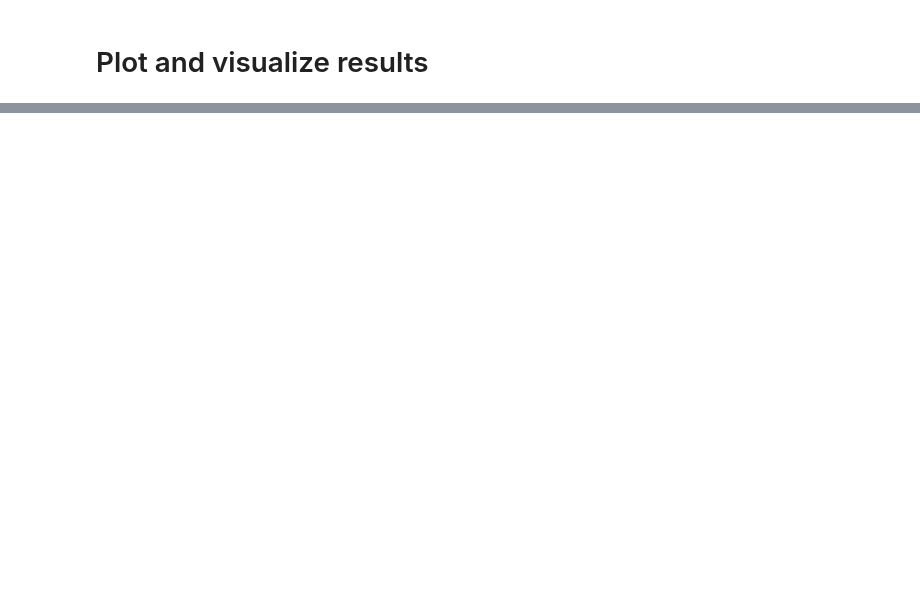
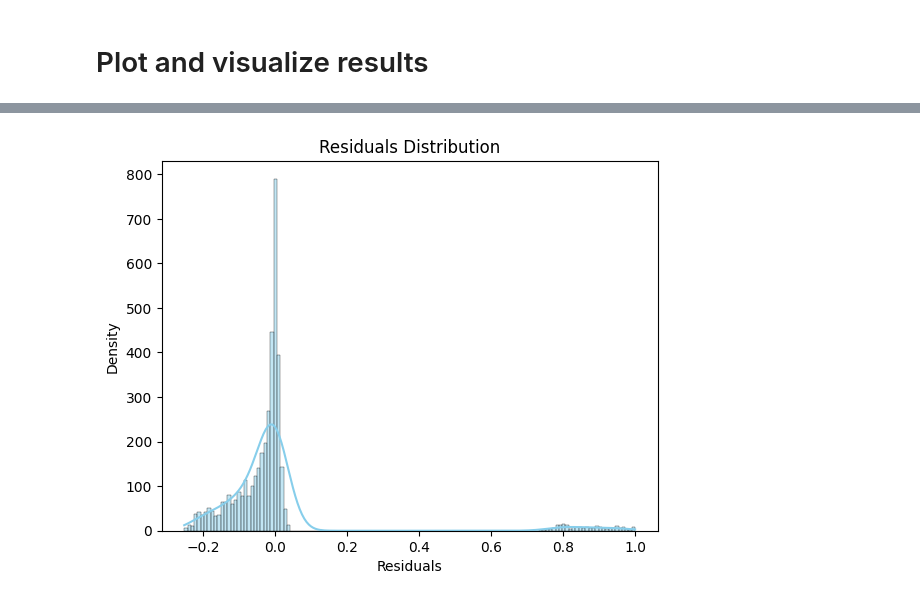
Before and after one commit to DS3001/group14, a Jupyter notebook: project_2/SabrinaModel.ipynb, the cells around one changed output, grey strips where cells are left out. Cells and saved outputs as stored; diff of their text form; code cells hidden in the pictures; blank space fills up the shorter version.

Commit message:
Finished visuals

```diff
--- a/project_2/SabrinaModel.ipynb
+++ b/project_2/SabrinaModel.ipynb
@@ -146,0 +147,11 @@ plt.show()
+# %%
+# Compute residuals
+residuals = y_test - y_hat_combined
+
+sns.histplot(residuals, kde=True, color='skyblue')
+plt.title('Residuals Distribution')
+plt.xlabel('Residuals')
+plt.ylabel('Density')
+plt.show()
+# %% [output]
+[figure, added]
```
Also changed, not shown: parts of 3 cells of this notebook.
